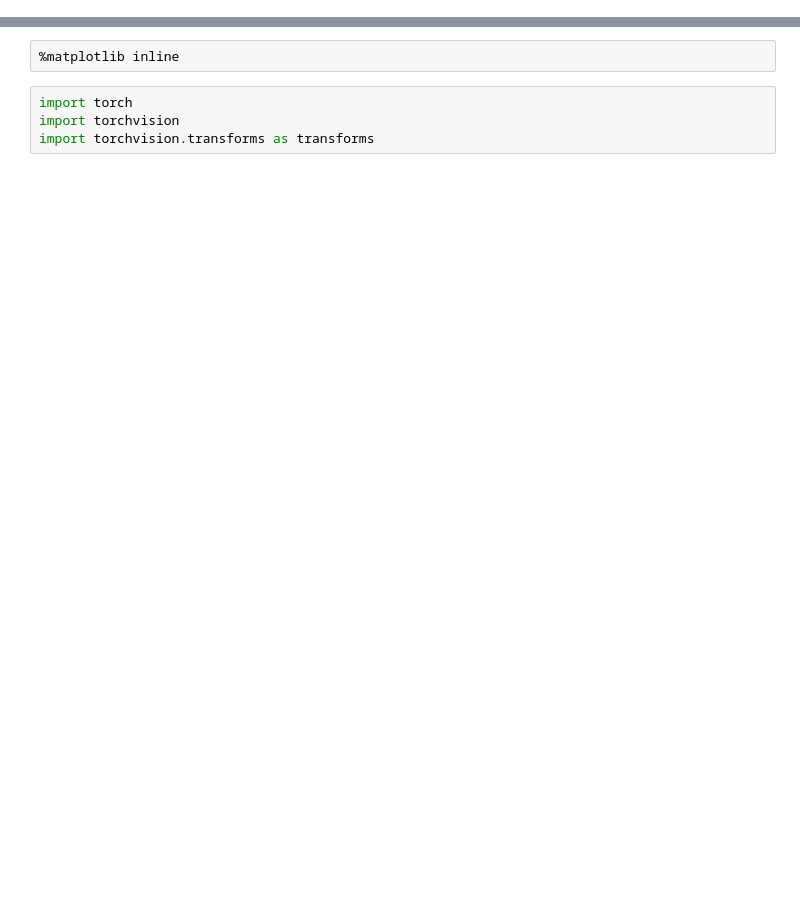
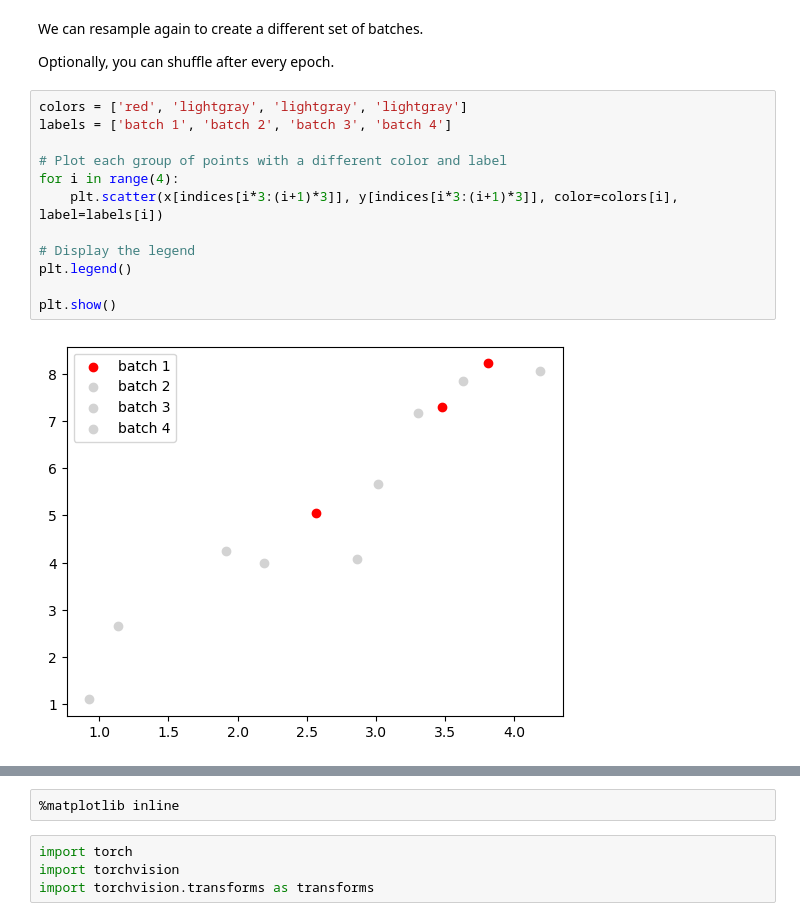
Before and after one commit to mcrovella/DS701-Tools-for-Data-Science, a Jupyter notebook: 25-NN-III-CNNs.ipynb, the cells around one changed output, grey strips where cells are left out. Drawn from its saved outputs; the diff is of its cells as text; blank space fills up the shorter version.

```diff
--- a/25-NN-III-CNNs.ipynb
+++ b/25-NN-III-CNNs.ipynb
@@ -50,0 +101,18 @@ https://pytorch.org/tutorials/beginner/blitz/cifar10_tutorial.html
+# %% [markdown]
+We can resample again to create a different set of batches.
+
+Optionally, you can shuffle after every epoch.
+# %%
+colors = ['red', 'lightgray', 'lightgray', 'lightgray']
+labels = ['batch 1', 'batch 2', 'batch 3', 'batch 4']
+
+# Plot each group of points with a different color and label
+for i in range(4):
+    plt.scatter(x[indices[i*3:(i+1)*3]], y[indices[i*3:(i+1)*3]], color=colors[i], label=labels[i])
+
+# Display the legend
+plt.legend()
+
+plt.show()
+# %% [output]
+[figure, added]
```
Also changed, not shown: parts of 105 cells of this notebook.
